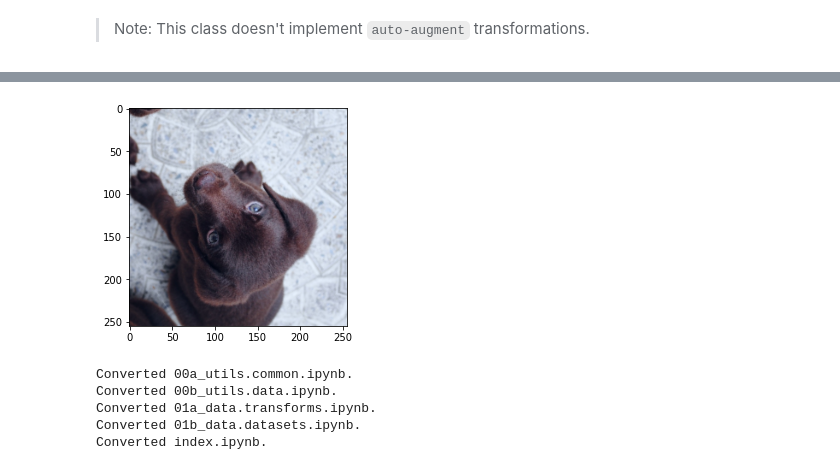
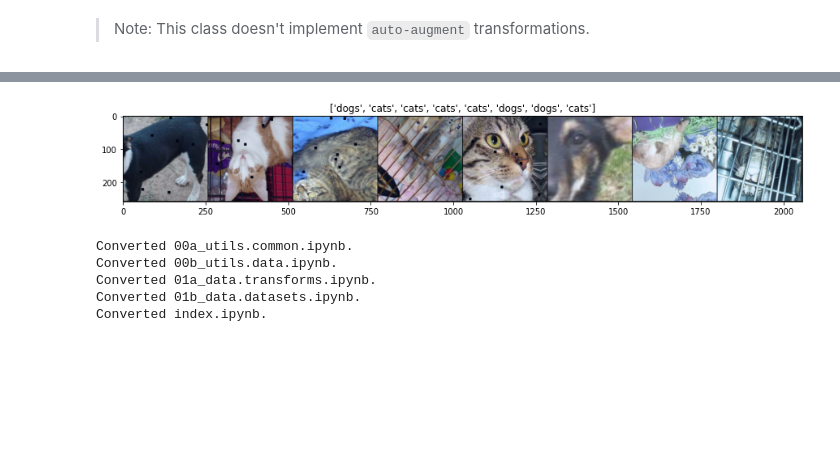
Before and after one commit to benihime91/lightning_cv, a Jupyter notebook: nbs/01a_data.transforms.ipynb, the cells around one changed output, grey strips where cells are left out. Saved outputs shown, nothing was run; the diff lists cells and outputs as text; code cells hidden in the pictures; blank space fills up the shorter version.

```diff
--- a/nbs/01a_data.transforms.ipynb
+++ b/nbs/01a_data.transforms.ipynb
@@ -394,12 +440,21 @@ using Albumentations Library.
 # %%
 cfg = dict(img_size=255, do_flip=True, flip_vert=True)
 
 image = cv2_loader("images/puppy.jpg")
-func = TransformCatalog.get("AugTransforms").from_config(cfg)
-tensor = func(image)
-imshow_tensor(tensor, normalize=True)
+tfms = TransformCatalog.get("AugTransforms").from_config(cfg)
+ds = ImageFolder(root=f"{nbdev_path}/cats_and_dogs_filtered/train",
+                 loader=Loaders.get("cv2_loader"), transform=tfms)
+dl = torch.utils.data.DataLoader(ds, batch_size=8, shuffle=True)
+
+images, targets = next(iter(dl))
+targets = targets.data.numpy()
+
+class_dict = {v:k for k,v in ds.class_to_idx.items()}
+
+plt.figure(figsize=(15,15))
+imshow_tensor(images, title=[class_dict[t] for t in targets], normalize=True);
 # %% [output]
-[figure, old version]
+[figure, new version]
 # %%
 # hide
 notebook2script()
```
Also changed, not shown: parts of 15 cells of this notebook, 6 other files.
